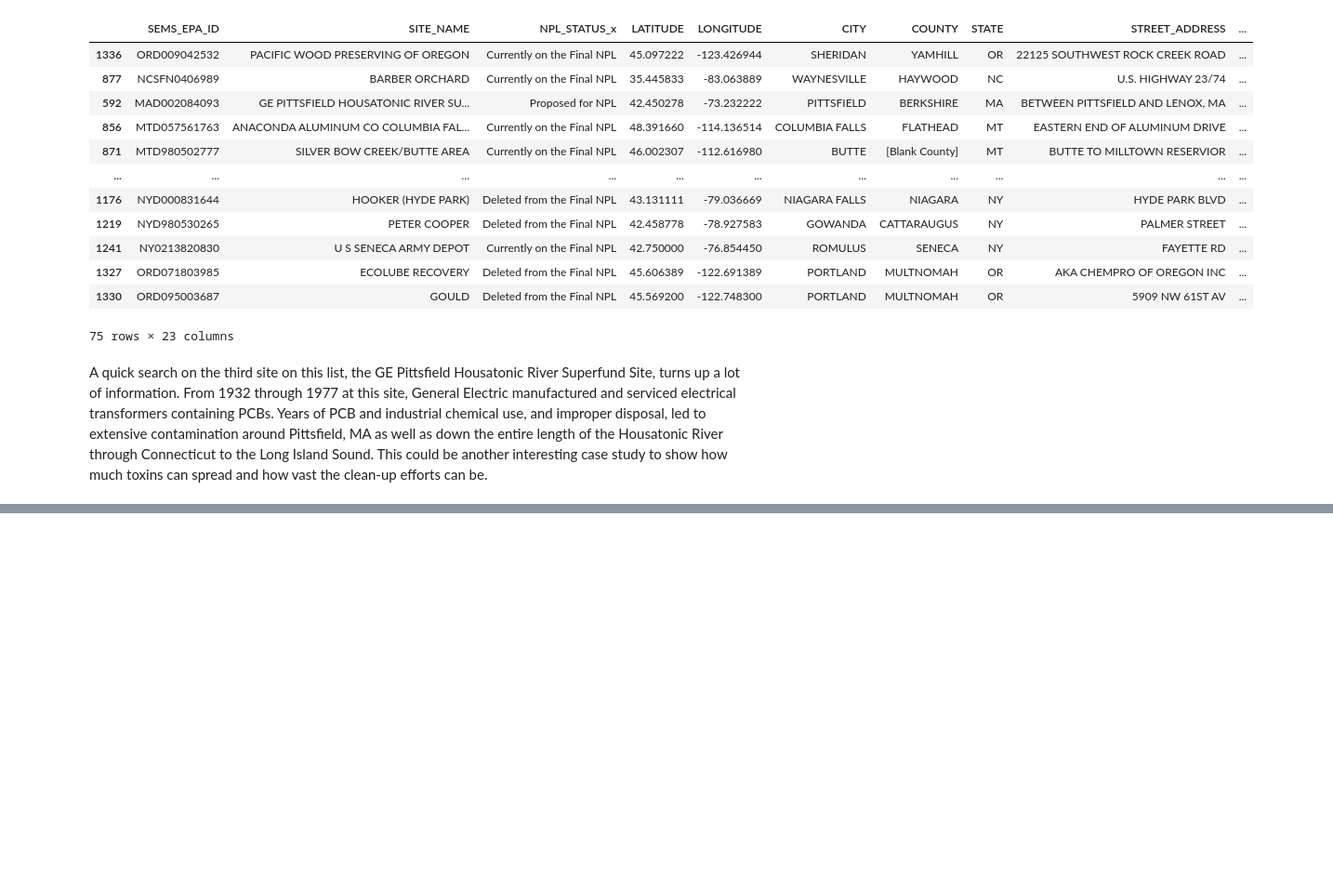
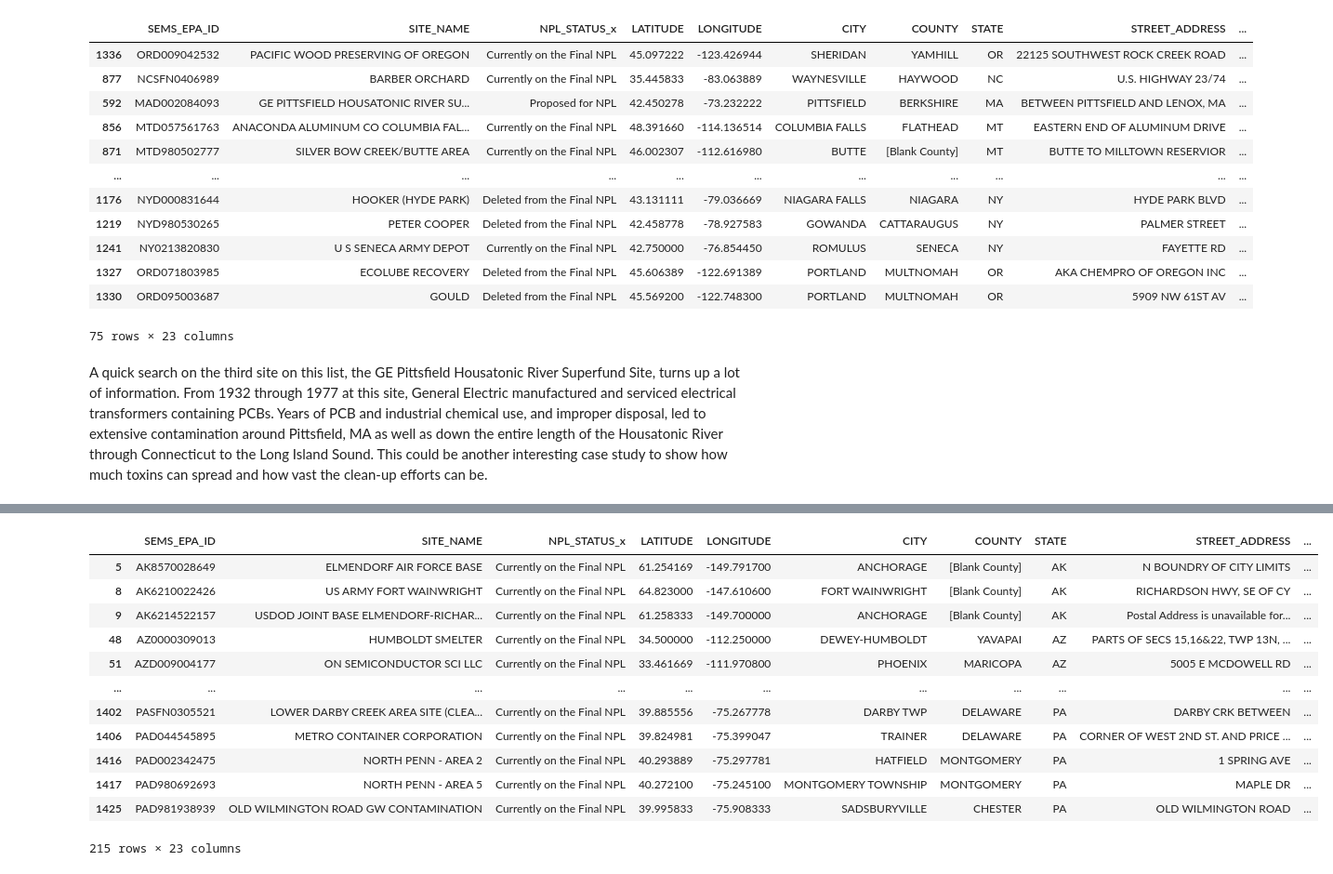
Before and after one commit to EileenGrady/us-industrial-pollution, a Jupyter notebook: notebooks/explore-superfund-site-data.ipynb, the cells around one changed output, grey strips where cells are left out. Shown: that part at 93% size. Saved outputs shown, nothing was run; the diff lists cells and outputs as text; code cells hidden in the pictures; blank space fills up the shorter version.

```diff
--- a/notebooks/explore-superfund-site-data.ipynb
+++ b/notebooks/explore-superfund-site-data.ipynb
@@ -212,0 +273,17 @@ A quick search on the third site on this list, the GE Pittsfield Housatonic Rive
+# %%
+exposure_filter = exposure.loc[exposure['HRS_SCORE'].notna()]
+exposure_filter
+# %% [output]
+|  | SEMS_EPA_ID | SITE_NAME | NPL_STATUS_x | LATITUDE | LONGITUDE | CITY | COUNTY | STATE | STREET_ADDRESS | ... |
+| 5 | AK8570028649 | ELMENDORF AIR FORCE BASE | Currently on the Final NPL | 61.254169 | -149.791700 | ANCHORAGE | [Blank County] | AK | N BOUNDRY OF CITY LIMITS | ... |
+| 8 | AK6210022426 | US ARMY FORT WAINWRIGHT | Currently on the Final NPL | 64.823000 | -147.610600 | FORT WAINWRIGHT | [Blank County] | AK | RICHARDSON HWY, SE OF CY | ... |
+| 9 | AK6214522157 | USDOD JOINT BASE ELMENDORF-RICHAR... | Currently on the Final NPL | 61.258333 | -149.700000 | ANCHORAGE | [Blank County] | AK | Postal Address is unavailable for... | ... |
+| 48 | AZ0000309013 | HUMBOLDT SMELTER | Currently on the Final NPL | 34.500000 | -112.250000 | DEWEY-HUMBOLDT | YAVAPAI | AZ | PARTS OF SECS 15,16&22, TWP 13N, ... | ... |
+| 51 | AZD009004177 | ON SEMICONDUCTOR SCI LLC | Currently on the Final NPL | 33.461669 | -111.970800 | PHOENIX | MARICOPA | AZ | 5005 E MCDOWELL RD | ... |
+| ... | ... | ... | ... | ... | ... | ... | ... | ... | ... | ... |
+| 1402 | PASFN0305521 | LOWER DARBY CREEK AREA SITE (CLEA... | Currently on the Final NPL | 39.885556 | -75.267778 | DARBY TWP | DELAWARE | PA | DARBY CRK BETWEEN | ... |
+| 1406 | PAD044545895 | METRO CONTAINER CORPORATION | Currently on the Final NPL | 39.824981 | -75.399047 | TRAINER | DELAWARE | PA | CORNER OF WEST 2ND ST. AND PRICE ... | ... |
+| 1416 | PAD002342475 | NORTH PENN - AREA 2 | Currently on the Final NPL | 40.293889 | -75.297781 | HATFIELD | MONTGOMERY | PA | 1 SPRING AVE | ... |
+| 1417 | PAD980692693 | NORTH PENN - AREA 5 | Currently on the Final NPL | 40.272100 | -75.245100 | MONTGOMERY TOWNSHIP | MONTGOMERY | PA | MAPLE DR | ... |
+| 1425 | PAD981938939 | OLD WILMINGTON ROAD GW CONTAMINATION | Currently on the Final NPL | 39.995833 | -75.908333 | SADSBURYVILLE | CHESTER | PA | OLD WILMINGTON ROAD | ... |
+215 rows × 23 columns
```
Also changed, not shown: parts of 26 cells of this notebook, 42 other files.
